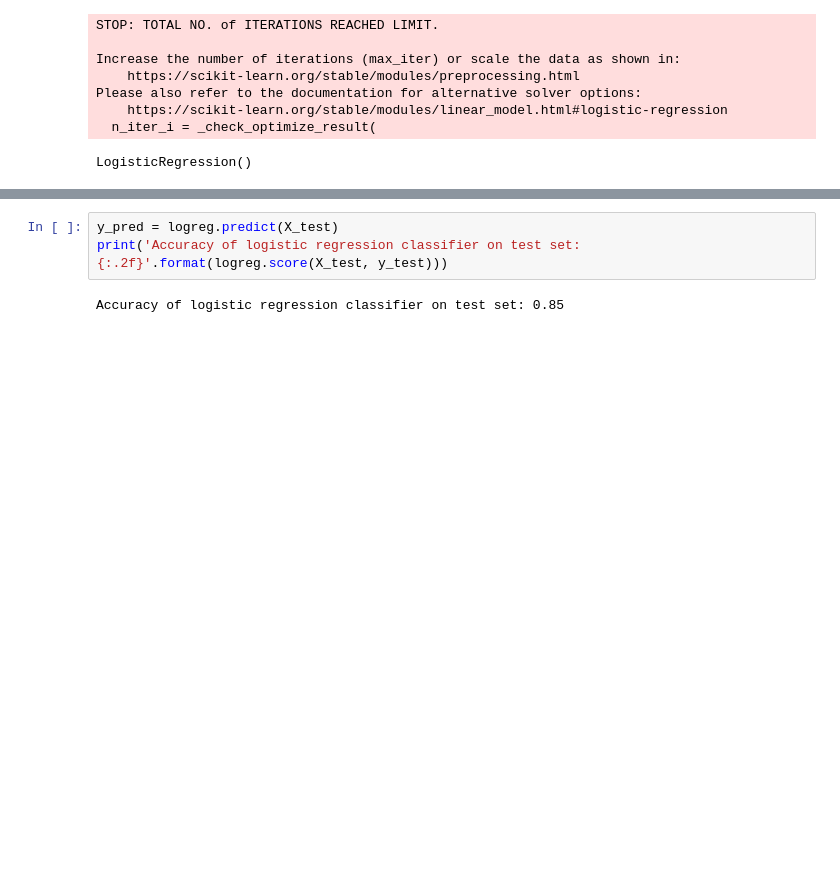
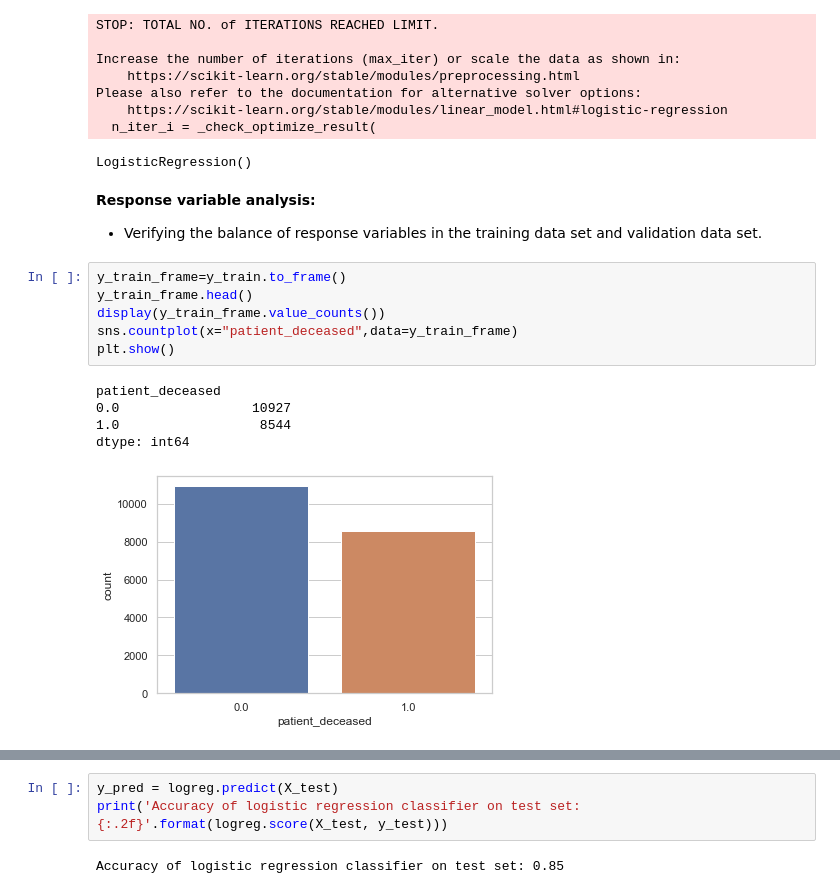
Before and after one commit to Prazhant/practicum, a Jupyter notebook: ModelBuilding.ipynb, the cells around one changed output, grey strips where cells are left out. Cells and saved outputs as stored; diff of their text form; blank space fills up the shorter version.

```diff
--- a/ModelBuilding.ipynb
+++ b/ModelBuilding.ipynb
@@ -92,3 +92,19 @@ Please also refer to the documentation for alternative solver options:
     https://scikit-learn.org/stable/modules/linear_model.html#logistic-regression
   n_iter_i = _check_optimize_result(
 LogisticRegression()
+# %% [markdown]
+**Response variable analysis:**
+
+- Verifying the balance of response variables in the training data set and validation data set.
+# %%
+y_train_frame=y_train.to_frame()
+y_train_frame.head()
+display(y_train_frame.value_counts())
+sns.countplot(x="patient_deceased",data=y_train_frame)
+plt.show()
+# %% [output]
+patient_deceased
+0.0                 10927
+1.0                  8544
+dtype: int64
+[figure, added]
```
Also changed, not shown: parts of 12 cells of this notebook, 6 other files.
